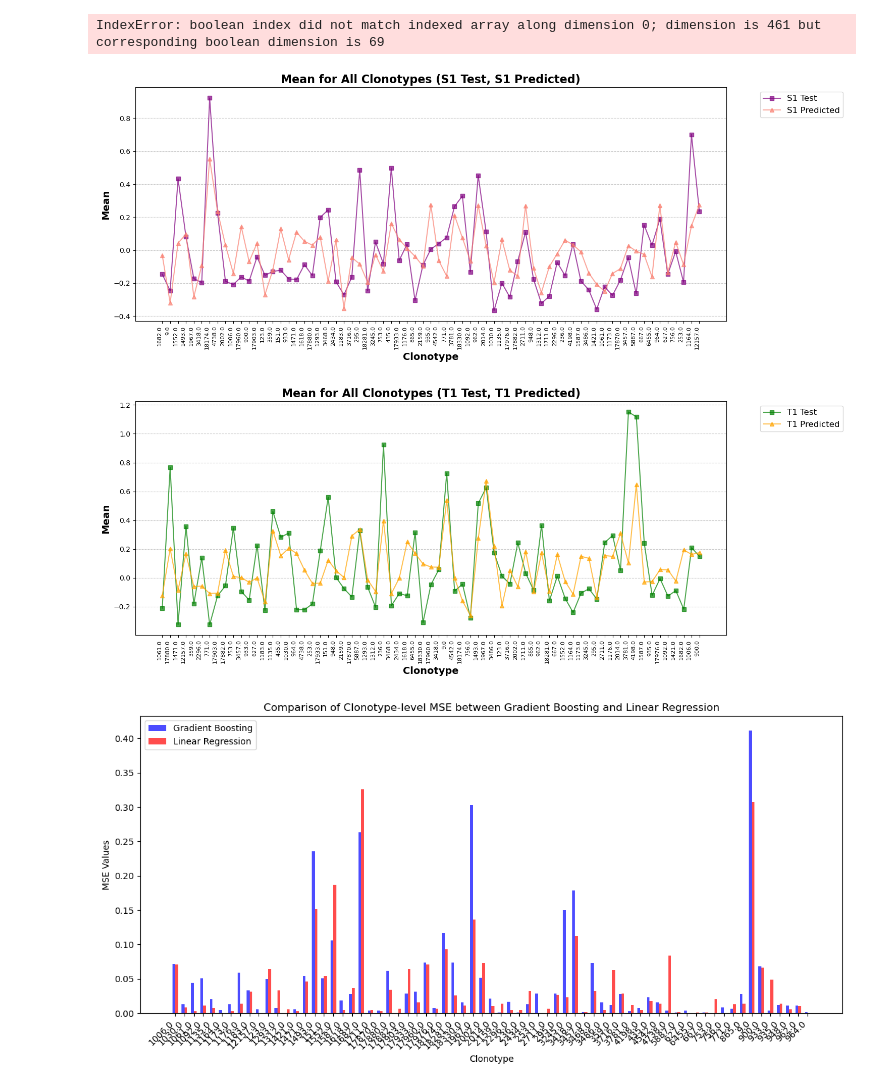
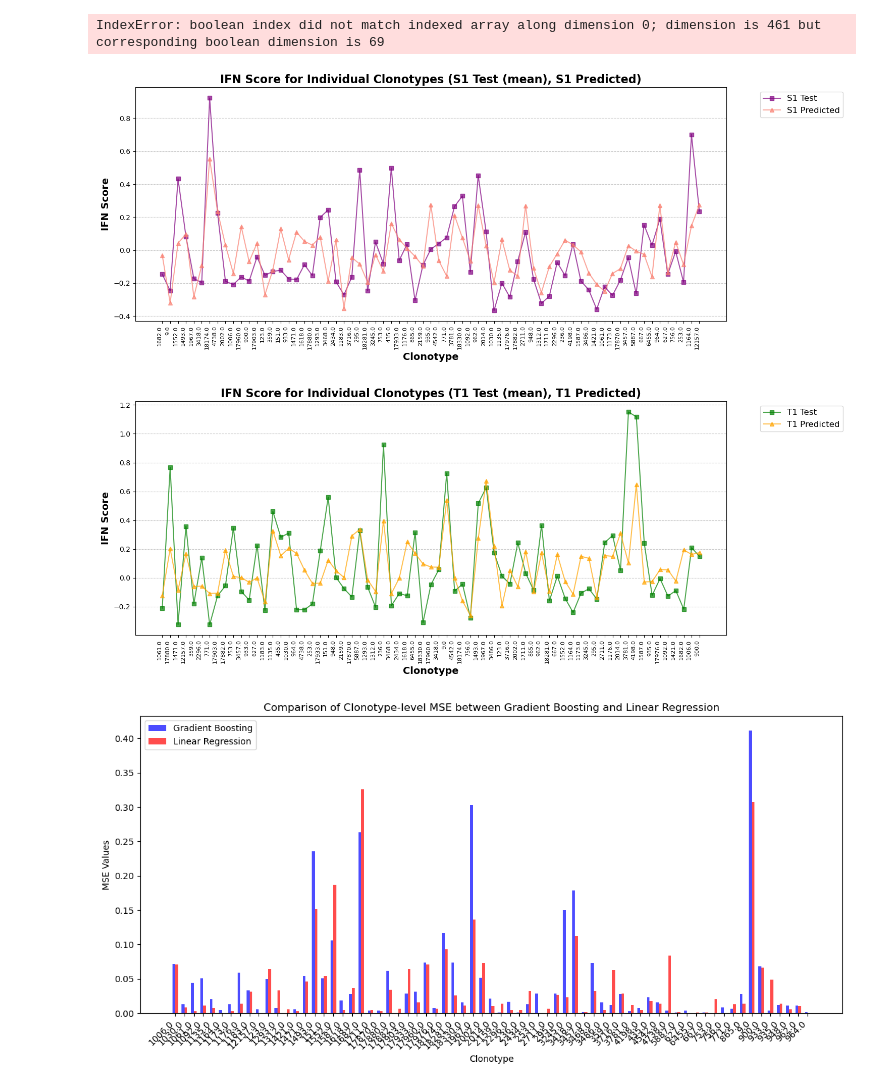
Before and after one commit to SchubertLab/VaccineSimulator, a Jupyter notebook: notebooks/model_notebooks/pipeline_opt_transport.ipynb, the cells around one changed output. Drawn from its saved outputs; the diff is of its cells as text; code cells hidden in the pictures.

```diff
--- a/notebooks/model_notebooks/pipeline_opt_transport.ipynb
+++ b/notebooks/model_notebooks/pipeline_opt_transport.ipynb
@@ -26,7 +26,7 @@ from sklearn.metrics import mean_squared_error, r2_score
 # %% [markdown]
 ## Get data & explore data
 # %%
-adata = sc.read_h5ad('../../../data/02_dex_annotated_cd8.h5ad')
+adata = sc.read_h5ad('/Users/juliakuhn/Desktop/uni/WS2425/cmscb/Project_phase/VaccineSimulator/02_dex_annotated_cd8.h5ad')
 adata
 # %% [output]
 AnnData object with n_obs × n_vars = 53907 × 18471
@@ -733,34 +804,34 @@ IndexError: boolean index did not match indexed array along dimension 0; dimensi
 # %%
 # Sorting clonotypes by MSE values
 sorted_clonotypes = sorted(mse_s1_clonotype, key=mse_s1_clonotype.get, reverse=True)
 
 # Extracting corresponding MSE values for test and predicted data
 # all_p1_test = [y_p1_aggregated[test_clonotypes == clonotype].mean() for clonotype in sorted_clonotypes]
 all_s1_test = [y_s1_test[test_clonotypes == clonotype].mean() for clonotype in sorted_clonotypes]
 all_s1_pred = [y_s1_pred[test_clonotypes == clonotype].mean() for clonotype in sorted_clonotypes]
 
 # Creating a line plot for all clonotypes
 plt.figure(figsize=(15, 6))
 x = np.arange(len(sorted_clonotypes))
 
 # plt.plot(x, all_p1_test, marker="o", linestyle="-", color="lightblue", label="P1 Test", alpha=0.7)
 plt.plot(x, all_s1_test, marker="s", linestyle="-", color="purple", label="S1 Test", alpha=0.7)
 plt.plot(x, all_s1_pred, marker="^", linestyle="-", color="salmon", label="S1 Predicted", alpha=0.7)
 
 # Formatting the plot
 plt.xlabel("Clonotype", fontsize=14, fontweight="bold", color="black")
-plt.ylabel("Mean", fontsize=14, fontweight="bold", color="black")
-plt.title("Mean for All Clonotypes (S1 Test, S1 Predicted)", fontsize=16, fontweight="bold", color="black")
+plt.ylabel("IFN Score", fontsize=14, fontweight="bold", color="black")
+plt.title("IFN Score for Individual Clonotypes (S1 Test (mean), S1 Predicted)", fontsize=16, fontweight="bold", color="black")
 plt.xticks(x, sorted_clonotypes, rotation=90, ha="right", fontsize=8, color="black")  # Rotated for better visibility
 plt.legend(loc="upper left", bbox_to_anchor=(1.05, 1), fontsize=12)
 plt.grid(True, axis="y", linestyle="--", alpha=0.7)
 
 # Adjust layout for better spacing and readability
 plt.tight_layout()
 
 plt.show()
 # %% [output]
-[figure, old version]
+[figure, new version]
 # %%
 # Sorting clonotypes by MSE values
 sorted_clonotypes = sorted(mse_t1_clonotype, key=mse_t1_clonotype.get, reverse=True)
@@ -780,8 +851,8 @@ plt.plot(x, all_t1_pred, marker="^", linestyle="-", color="orange", label="T1 Pr
 
 # Formatting the plot
 plt.xlabel("Clonotype", fontsize=14, fontweight="bold", color="black")
-plt.ylabel("Mean", fontsize=14, fontweight="bold", color="black")
-plt.title("Mean for All Clonotypes (T1 Test, T1 Predicted)", fontsize=16, fontweight="bold", color="black")
+plt.ylabel("IFN Score", fontsize=14, fontweight="bold", color="black")
+plt.title("IFN Score for Individual Clonotypes (T1 Test (mean), T1 Predicted)", fontsize=16, fontweight="bold", color="black")
 plt.xticks(x, sorted_clonotypes, rotation=90, ha="right", fontsize=8, color="black")  # Rotated for better visibility
 plt.legend(loc="upper left", bbox_to_anchor=(1.05, 1), fontsize=12)
 plt.grid(True, axis="y", linestyle="--", alpha=0.7)
@@ -791,7 +862,7 @@ plt.tight_layout()
 
 plt.show()
 # %% [output]
-[figure, old version]
+[figure, new version]
 # %%
 # bar plot with individual clonotype-level MSE values
 
```
Also changed, not shown: parts of 4 cells of this notebook, 4 other files.
